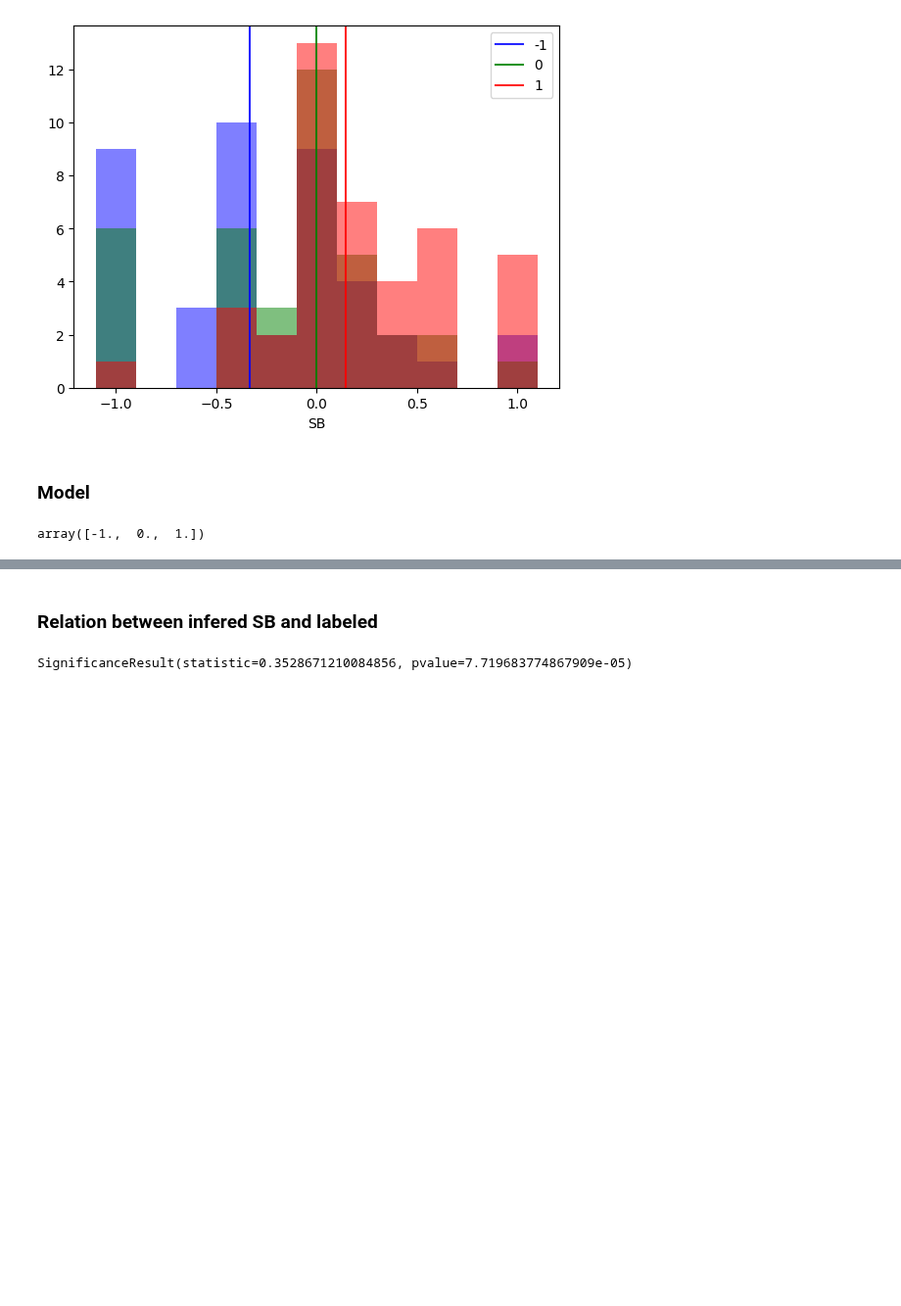
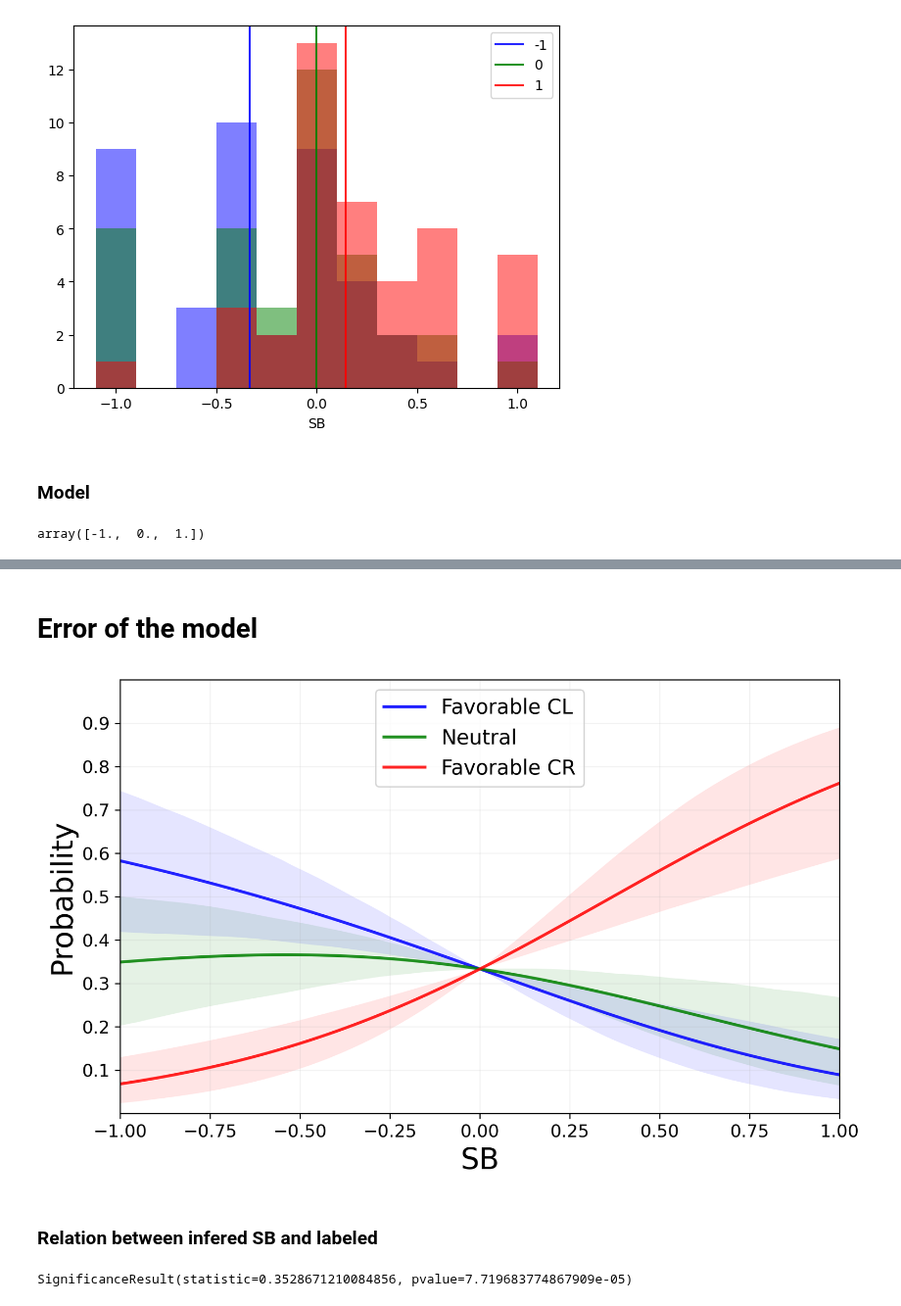
Before and after one commit to spinto88/MediaSharingIndex, a Jupyter notebook: supplementary_material/SB_validation.ipynb, the cells around one changed output, grey strips where cells are left out. Shown at 98% size. Drawn from its saved outputs; the diff is of its cells as text; code cells hidden in the pictures; blank space fills up the shorter version.

```diff
--- a/supplementary_material/SB_validation.ipynb
+++ b/supplementary_material/SB_validation.ipynb
@@ -140,0 +141,2 @@ plt.show()
+# %% [markdown]
+# Error of the model
@@ -141,3 +165,39 @@ plt.show()
+# %%
+probas, coeffs = probas_bootstrap(all_data)
+# %%
+quantiles = np.quantile(probas, axis = 0, q = [0.05, 0.95])
+# %%
+sb_neg_qi = quantiles[0].T[0]
+sb_neg_qs = quantiles[1].T[0]
+
+sb_neu_qi = quantiles[0].T[1]
+sb_neu_qs = quantiles[1].T[1]
+
+sb_pos_qi = quantiles[0].T[2]
+sb_pos_qs = quantiles[1].T[2]
+# %%
+plt.figure(figsize = (8,5), dpi = 300)
+plt.plot(xrange, estimated_probas[:,0], linewidth = 2, alpha = 0.85, color = 'b', label = 'Favorable CL')
+plt.plot(xrange, estimated_probas[:,1], linewidth = 2, alpha = 0.85, color = 'g', label = 'Neutral')
+plt.plot(xrange, estimated_probas[:,2], linewidth = 2, alpha = 0.85, color = 'r', label = 'Favorable CR')
+
+plt.fill_between(xrange, y1=sb_neu_qi, y2=sb_neu_qs, alpha = 0.10, color = 'g', linewidth = 0)
+plt.fill_between(xrange, y1=sb_pos_qi, y2=sb_pos_qs, alpha = 0.10, color = 'r', linewidth = 0)
+plt.fill_between(xrange, y1=sb_neg_qi, y2=sb_neg_qs, alpha = 0.10, color = 'b', linewidth = 0)
+
+plt.grid(True, alpha = 0.15)
+plt.legend(loc= 'upper center', fontsize = 14)
+plt.xlabel('SB', size = 20)
+plt.ylabel('Probability', size = 20)
+plt.yticks(np.arange(0.10, 0.91, 0.10), ['{:1.1}'.format(i) for i in np.arange(0.10, 0.91, 0.10)], size = 12)
+plt.xticks(size = 12)
+plt.ylim([0,1])
+plt.xlim([-1, 1])
+plt.tight_layout()
+plt.savefig('SB_validation_with_errors.pdf')
+plt.show()
+# %% [output]
+[figure, added]
 # %% [markdown]
 ### Relation between infered SB and labeled
 # %%
```
Also changed, not shown: parts of 7 cells of this notebook.
